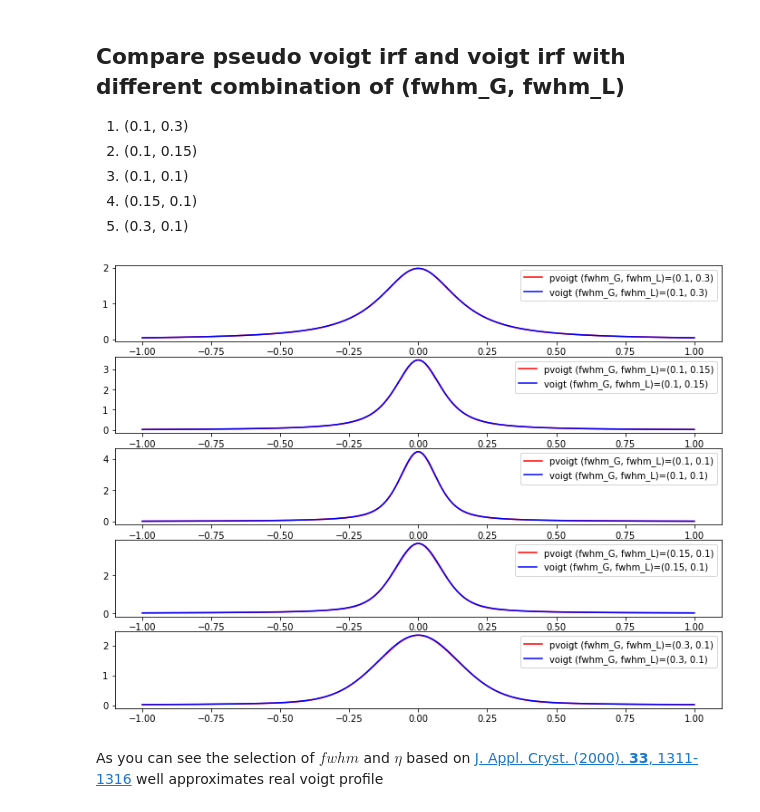
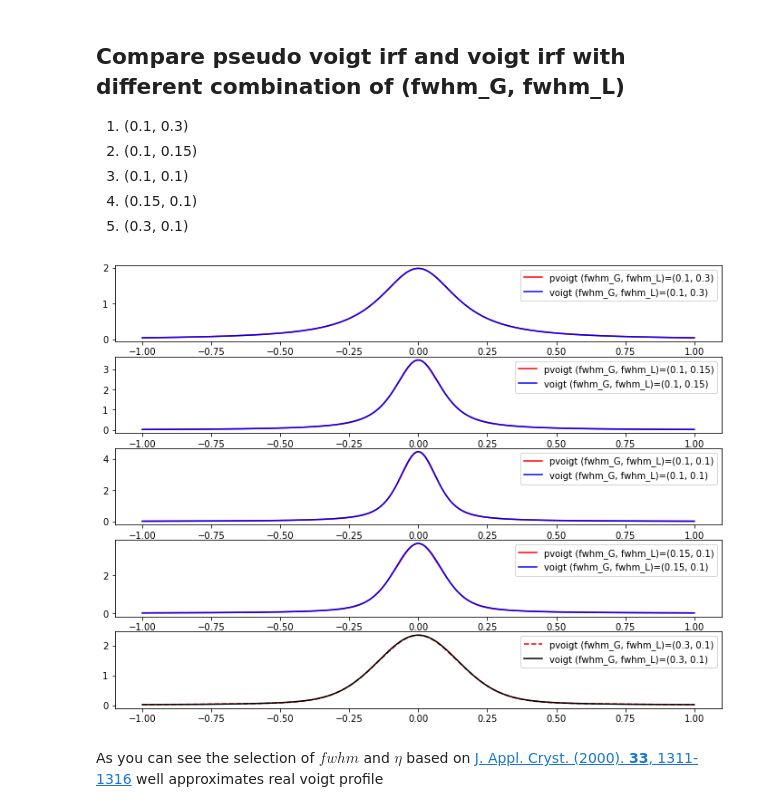
Before and after one commit to pistack/TRXASprefitpack-example, a Jupyter notebook: IRF.ipynb, the cells around one changed output. Saved outputs shown, nothing was run; the diff lists cells and outputs as text; code cells hidden in the pictures.

```diff
--- a/IRF.ipynb
+++ b/IRF.ipynb
@@ -64,35 +64,37 @@ pvoigt5 = pvoigt_irf(t, fwhm_5, eta_5)
 voigt1 = voigt(t, fwhm_G_1, fwhm_L_1)
 voigt2 = voigt(t, fwhm_G_2, fwhm_L_2)
 voigt3 = voigt(t, fwhm_G_3, fwhm_L_3)
 voigt4 = voigt(t, fwhm_G_4, fwhm_L_4)
 voigt5 = voigt(t, fwhm_G_5, fwhm_L_5)
 
 plt.subplot(511)
 plt.plot(t, pvoigt1, label=f'pvoigt (fwhm_G, fwhm_L)=({fwhm_G_1}, {fwhm_L_1})', color='red')
 plt.plot(t, voigt1, label=f'voigt (fwhm_G, fwhm_L)=({fwhm_G_1}, {fwhm_L_1})', color='blue')
 plt.legend()
 
 plt.subplot(512)
 plt.plot(t, pvoigt2, label=f'pvoigt (fwhm_G, fwhm_L)=({fwhm_G_2}, {fwhm_L_2})', color='red')
 plt.plot(t, voigt2, label=f'voigt (fwhm_G, fwhm_L)=({fwhm_G_2}, {fwhm_L_2})', color='blue')
 plt.legend()
 
 plt.subplot(513)
 plt.plot(t, pvoigt3, label=f'pvoigt (fwhm_G, fwhm_L)=({fwhm_G_3}, {fwhm_L_3})', color='red')
 plt.plot(t, voigt3, label=f'voigt (fwhm_G, fwhm_L)=({fwhm_G_3}, {fwhm_L_3})', color='blue')
 plt.legend()
 
 plt.subplot(514)
 plt.plot(t, pvoigt4, label=f'pvoigt (fwhm_G, fwhm_L)=({fwhm_G_4}, {fwhm_L_4})', color='red')
 plt.plot(t, voigt4, label=f'voigt (fwhm_G, fwhm_L)=({fwhm_G_4}, {fwhm_L_4})', color='blue')
 plt.legend()
 
 plt.subplot(515)
-plt.plot(t, pvoigt5, label=f'pvoigt (fwhm_G, fwhm_L)=({fwhm_G_5}, {fwhm_L_5})', color='red')
-plt.plot(t, voigt5, label=f'voigt (fwhm_G, fwhm_L)=({fwhm_G_5}, {fwhm_L_5})', color='blue')
+plt.plot(t, pvoigt5, label=f'pvoigt (fwhm_G, fwhm_L)=({fwhm_G_5}, {fwhm_L_5})', color='red',
+linestyle='dashed')
+plt.plot(t, voigt5, label=f'voigt (fwhm_G, fwhm_L)=({fwhm_G_5}, {fwhm_L_5})', color='black',
+linestyle='dashed')
 plt.legend()
 plt.show()
 # %% [output]
-[figure, old version]
+[figure, new version]
 # %% [markdown]
 As you can see the selection of ${fwhm}$ and $\eta$ based on  [J. Appl. Cryst. (2000). **33**, 1311-1316](https://doi.org/10.1107/S0021889800010219) well approximates real voigt profile
```
